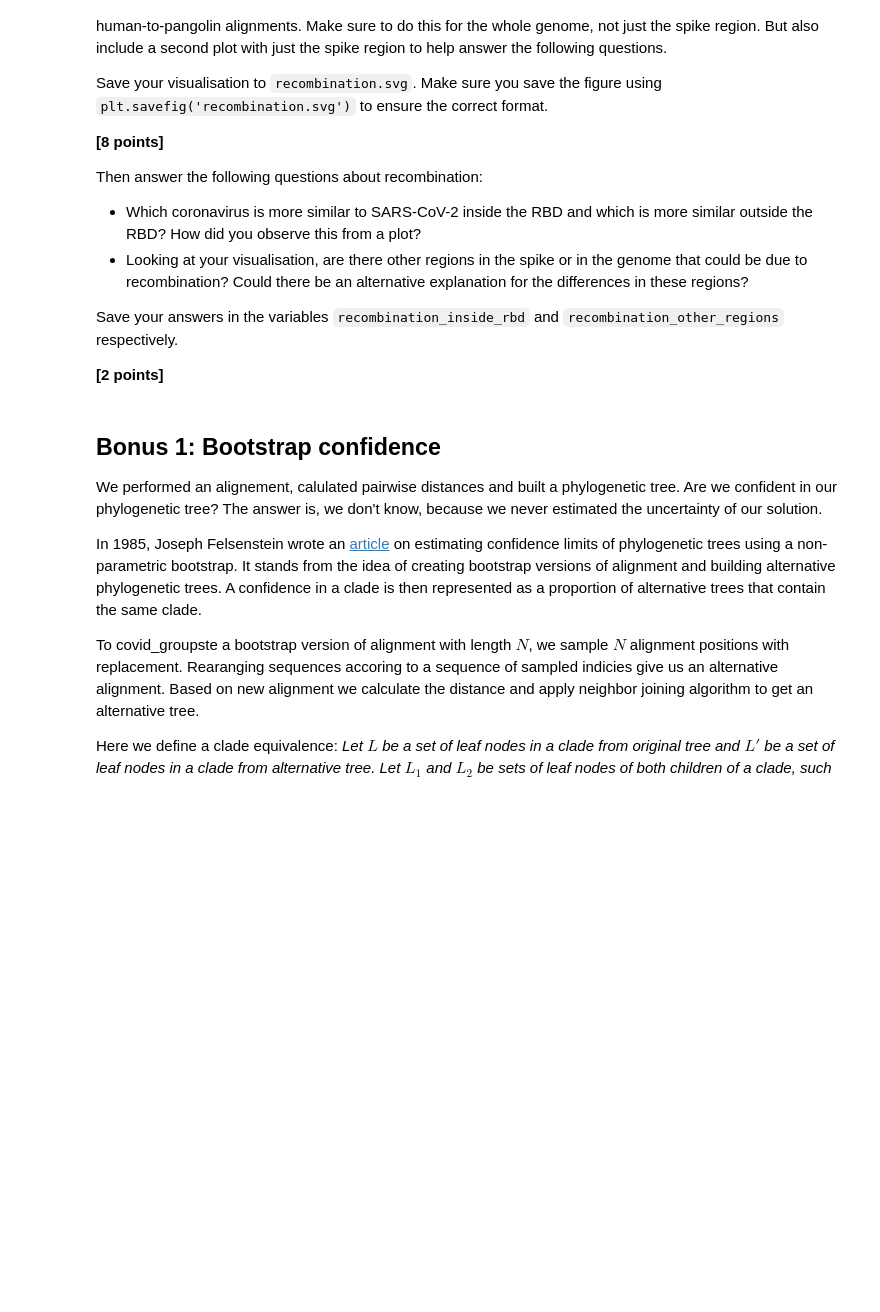
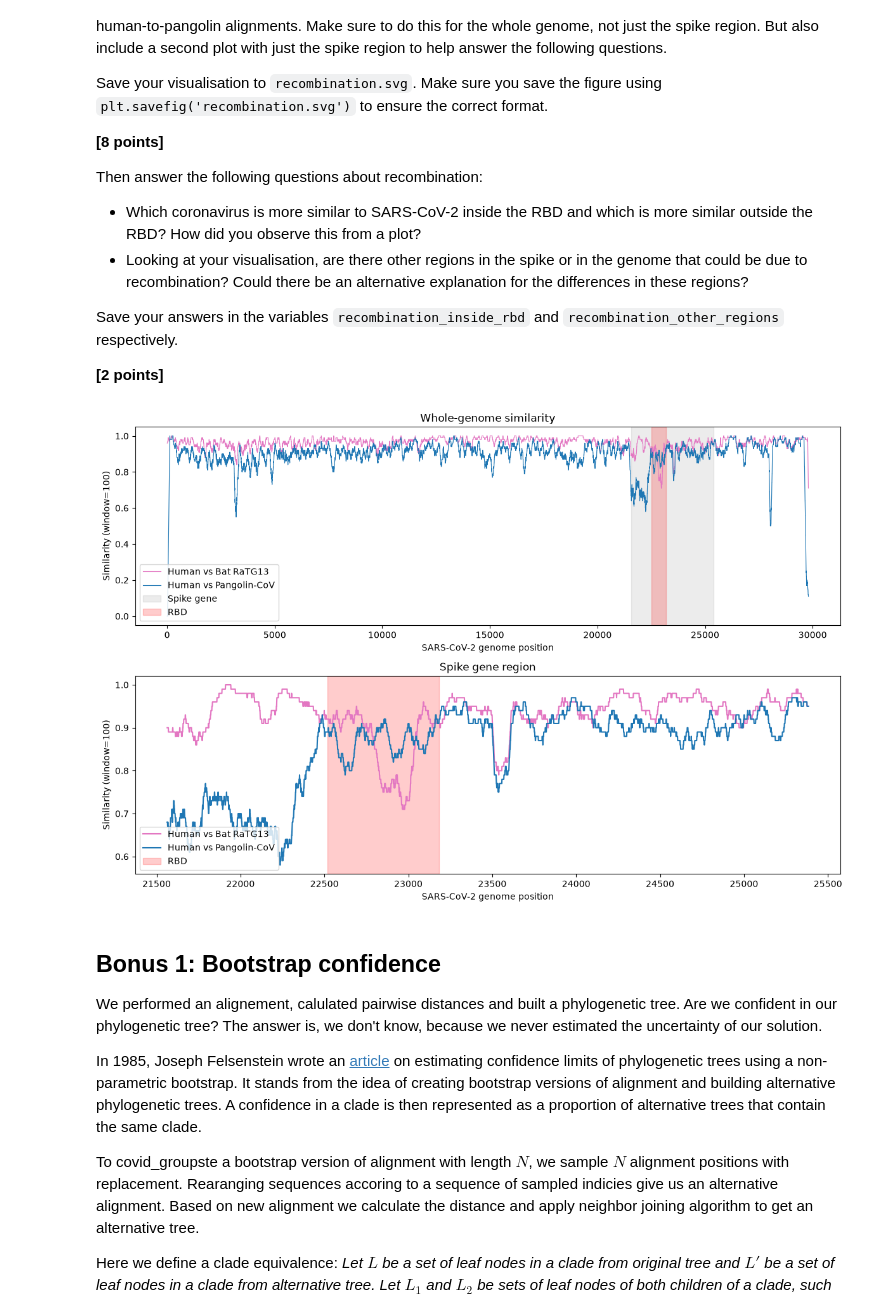
Before and after one commit to haircutt/assign_phylo, a Jupyter notebook: phylo_workbook.ipynb, the cells around one changed output. Cells and saved outputs as stored; diff of their text form; code cells hidden in the pictures; blank space fills up the shorter version.

```diff
--- a/phylo_workbook.ipynb
+++ b/phylo_workbook.ipynb
@@ -230,3 +228,78 @@ accession_codes = {
+# %%
+from helper_functions import global_alignment_fast
+import matplotlib.pyplot as plt
+import numpy as np
+from Bio import SeqIO, Entrez
+
+accession_codes = {
+	"Human-SARS-CoV-2": "NC_045512",
+	"Bat-CoV RaTG13": "MN996532",
+	"Pangolin-CoV MP789": "MT121216",
+}
+
+# genomes for the three viruses
+handle = Entrez.efetch(db="nucleotide", id=",".join(accession_codes.values()), rettype="fasta", retmode="text")
+genome_by_accession = {record.id.split(".")[0]: str(record.seq) for record in SeqIO.parse(handle, "fasta")}
+genomes = {name: genome_by_accession[accession] for name, accession in accession_codes.items()}
+
+score_func = lambda x, y: 1 if x == y else -1
+
+# human to bat
+human_aln_bat, bat_aln, score_bat = global_alignment_fast(
+	genomes["Human-SARS-CoV-2"], genomes["Bat-CoV RaTG13"], score_func
+)
+
+# human to pangolin
+human_aln_pan, pangolin_aln, score_pan = global_alignment_fast(
+	genomes["Human-SARS-CoV-2"], genomes["Pangolin-CoV MP789"], score_func
+)
+
+spike_start, spike_end = 21563, 25384
+rbd_start, rbd_end = spike_start + 954, spike_start + 1623 - 1
+
+def genome_pos_pc(aligned_human):
+	is_base = np.fromiter((c != "-" for c in aligned_human), dtype=bool, count=len(aligned_human))
+	return np.cumsum(is_base)
+
+def sliding_similarity(aligned_a, aligned_b, window=100):
+	match = np.fromiter((a == b for a, b in zip(aligned_a, aligned_b)), dtype=float, count=len(aligned_a))
+	window_sums = np.convolve(match, np.ones(window), mode="valid")
+	return window_sums / window
+
+window = 100
+sim_bat = sliding_similarity(human_aln_bat, bat_aln, window)
+sim_pan = sliding_similarity(human_aln_pan, pangolin_aln, window)
+
+pos_bat = genome_pos_pc(human_aln_bat)[: len(sim_bat)]
+pos_pan = genome_pos_pc(human_aln_pan)[: len(sim_pan)]
+
+fig, axes = plt.subplots(2, 1, figsize=(12, 8))
+
+# whole genome
+axes[0].plot(pos_bat, sim_bat, label="Human vs Bat RaTG13", color="tab:pink", linewidth=0.8)
+axes[0].plot(pos_pan, sim_pan, label="Human vs Pangolin-CoV", color="tab:blue", linewidth=0.8)
+axes[0].axvspan(spike_start, spike_end, color="gray", alpha=0.15, label="Spike gene")
+axes[0].axvspan(rbd_start, rbd_end, color="red", alpha=0.2, label="RBD")
+axes[0].set_xlabel("SARS-CoV-2 genome position")
+axes[0].set_ylabel(f"Similarity (window={window})")
+axes[0].set_title("Whole-genome similarity")
+axes[0].legend(loc="lower left")
+
+# spike region zoom
+spike_mask_bat = (pos_bat >= spike_start) & (pos_bat <= spike_end)
+spike_mask_pan = (pos_pan >= spike_start) & (pos_pan <= spike_end)
+axes[1].plot(pos_bat[spike_mask_bat], sim_bat[spike_mask_bat], label="Human vs Bat RaTG13", color="tab:pink")
+axes[1].plot(pos_pan[spike_mask_pan], sim_pan[spike_mask_pan], label="Human vs Pangolin-CoV", color="tab:blue")
+axes[1].axvspan(rbd_start, rbd_end, color="red", alpha=0.2, label="RBD")
+axes[1].set_xlabel("SARS-CoV-2 genome position")
+axes[1].set_ylabel(f"Similarity (window={window})")
+axes[1].set_title("Spike gene region")
+axes[1].legend(loc="lower left")
+
+plt.tight_layout()
+plt.savefig('recombination.svg')
+# %% [output]
+[figure, added]
 # %%
 recombination_inside_rbd = """
 Which coronavirus is more similar to SARS-CoV-2 inside the RBD and which is more similar outside the RBD?
```
Also changed, not shown: parts of 6 cells of this notebook.
